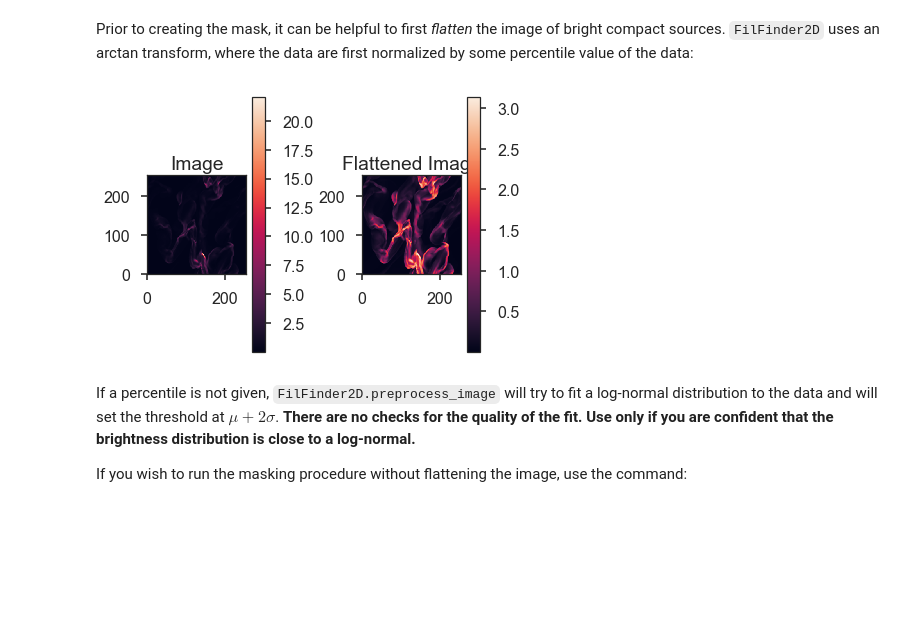
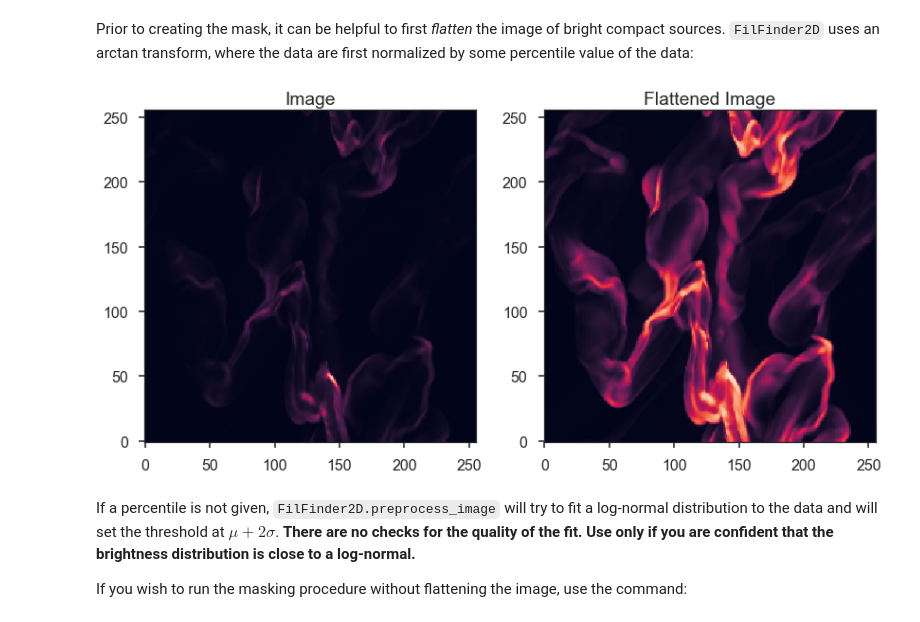
Before and after one commit to e-koch/FilFinder, a Jupyter notebook: examples/tutorial.ipynb, the cells around one changed output. Cells and saved outputs as stored; diff of their text form; code cells hidden in the pictures; blank space fills up the shorter version.

Commit message:
Various updates with bigger plots, etc

```diff
--- a/examples/tutorial.ipynb
+++ b/examples/tutorial.ipynb
@@ -15,7 +15,7 @@ import seaborn as sb
 sb.set_context('poster')
 
 import matplotlib as mpl
-mpl.rcParams['figure.figsize'] = (10., 8.)
+mpl.rcParams['figure.figsize'] = (12., 9.6)
 # %% [markdown]
 Input Data
 --------
@@ -100,15 +100,13 @@ fil.preprocess_image(flatten_percent=95)
 # %%
 plt.subplot(121)
 plt.imshow(fil.image.value, origin='lower')
-plt.colorbar()
 plt.title("Image")
 plt.subplot(122)
 plt.imshow(fil.flat_img.value, origin='lower')
-plt.colorbar()
 plt.title("Flattened Image")
 plt.tight_layout()
 # %% [output]
-[figure, old version]
+[figure, new version]
 # %% [markdown]
 If a percentile is not given, `FilFinder2D.preprocess_image` will try to fit a log-normal distribution to the data and will set the threshold at $\mu + 2 \sigma$. **There are no checks for the quality of the fit. Use only if you are confident that the brightness distribution is close to a log-normal.**
 
```
Also changed, not shown: parts of 20 cells of this notebook, 42 other files.
